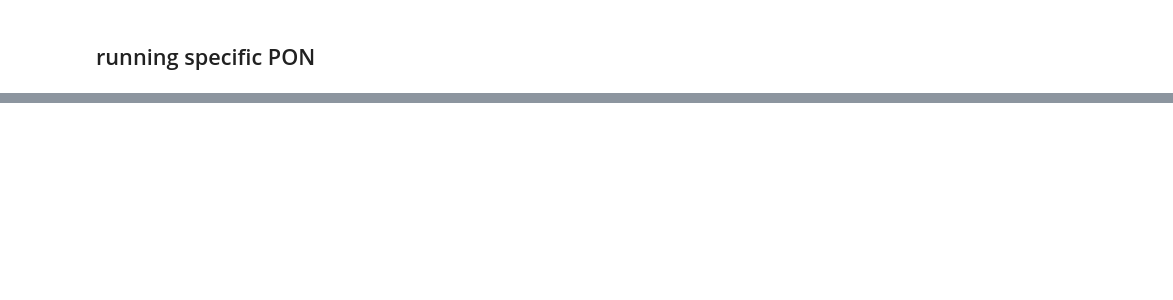
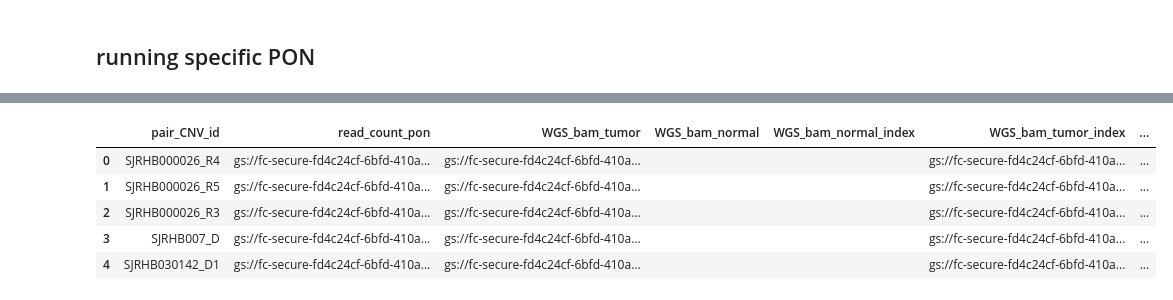
Before and after one commit to monikaperez/genepy, a Jupyter notebook: import_st_jude_rms.ipynb, the cells around one changed output, grey strips where cells are left out. Drawn from its saved outputs; the diff is of its cells as text; code cells hidden in the pictures; blank space fills up the shorter version.

```diff
--- a/import_st_jude_rms.ipynb
+++ b/import_st_jude_rms.ipynb
@@ -226,0 +195,32 @@ dm
+# %%
+pairs = newsample[~newsample["participant_id"].isin(patientswithout)][newsample["sample_type"]!="Germline"].index.values.tolist()
+nomatched = newsample[newsample["participant_id"].isin(patientswithout)].index.values.tolist()
+# %%
+sampleset = wm.get_sample_sets()
+samples = wm.get_samples()
+new_dataset = pd.DataFrame(columns=["pair_CNV_id","read_count_pon","WGS_bam_tumor","WGS_bam_normal","WGS_bam_normal_index","WGS_bam_tumor_index","intervals"])
+# %%
+samples=samples.drop(labels="SJRHB007_G")
+samples=samples.drop(labels="SJRHB010_D")
+# %%
+for val in nomatched:
+    sex = "_normals_XY" if newsample["attr_sex"][val]!="Female" else "_normals_XX"
+    intervals = maleintervals if samples["attr_sex"][val]!="Female" else femaleintervals
+    new_dataset = new_dataset.append({
+        "pair_CNV_id": val,
+        "read_count_pon": sampleset["read_count_pon"][setname+sex],
+        "WGS_bam_tumor": samples["WGS_bam"][val],
+        "WGS_bam_normal": "",
+        "WGS_bam_normal_index": "",
+        "WGS_bam_tumor_index": samples["WGS_bam_index"][val],
+        "intervals": intervals
+    },ignore_index=True)
+# %%
+new_dataset
+# %% [output]
+|  | pair_CNV_id | read_count_pon | WGS_bam_tumor | WGS_bam_normal | WGS_bam_normal_index | WGS_bam_tumor_index | ... |
+| 0 | SJRHB000026_R4 | gs://fc-secure-fd4c24cf-6bfd-410a... | gs://fc-secure-fd4c24cf-6bfd-410a... |  |  | gs://fc-secure-fd4c24cf-6bfd-410a... | ... |
+| 1 | SJRHB000026_R5 | gs://fc-secure-fd4c24cf-6bfd-410a... | gs://fc-secure-fd4c24cf-6bfd-410a... |  |  | gs://fc-secure-fd4c24cf-6bfd-410a... | ... |
+| 2 | SJRHB000026_R3 | gs://fc-secure-fd4c24cf-6bfd-410a... | gs://fc-secure-fd4c24cf-6bfd-410a... |  |  | gs://fc-secure-fd4c24cf-6bfd-410a... | ... |
+| 3 | SJRHB007_D | gs://fc-secure-fd4c24cf-6bfd-410a... | gs://fc-secure-fd4c24cf-6bfd-410a... |  |  | gs://fc-secure-fd4c24cf-6bfd-410a... | ... |
+| 4 | SJRHB030142_D1 | gs://fc-secure-fd4c24cf-6bfd-410a... | gs://fc-secure-fd4c24cf-6bfd-410a... |  |  | gs://fc-secure-fd4c24cf-6bfd-410a... | ... |
```
Also changed, not shown: parts of 30 cells of this notebook, 7 other files.
